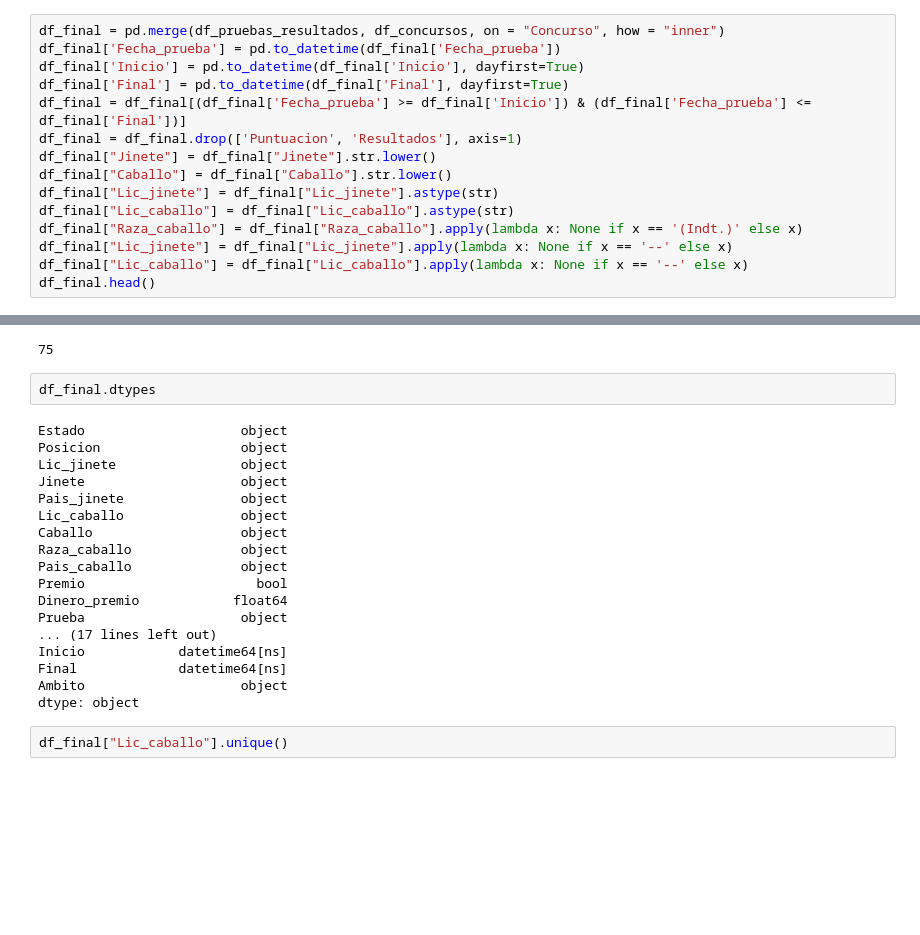
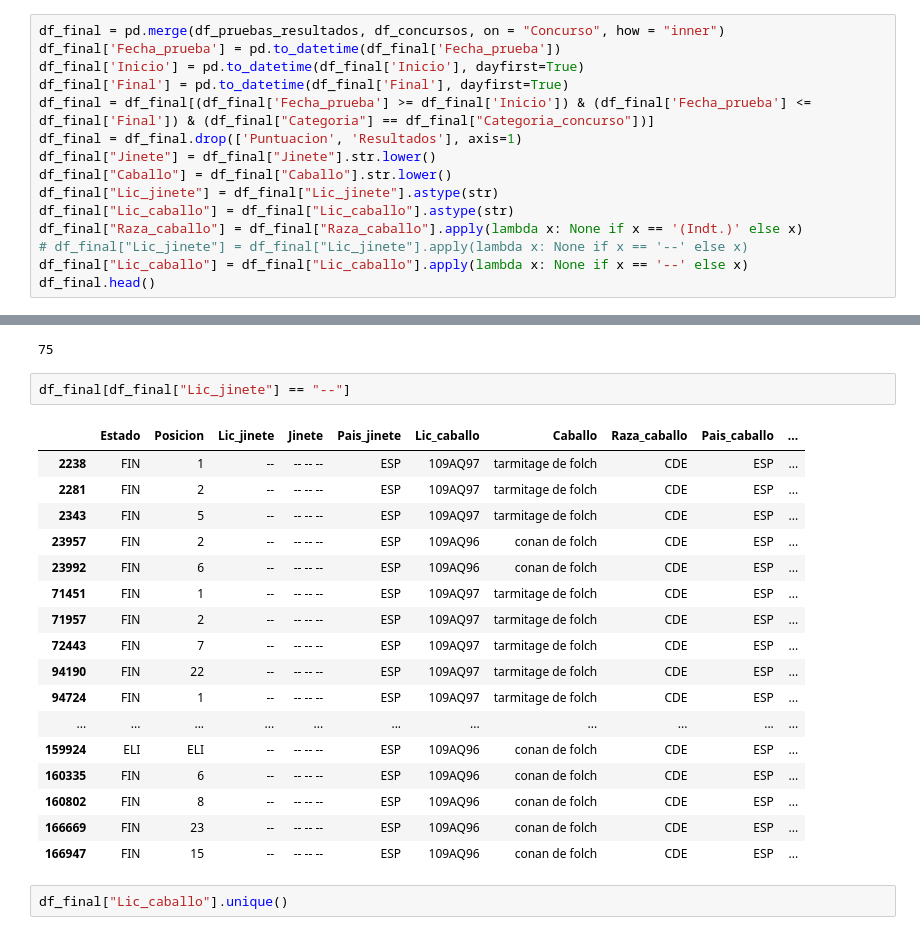
Before and after one commit to Gabijc/Proyecto_final_hipica, a Jupyter notebook: Notebooks/pruebas_carga.ipynb, the cells around one changed output, grey strips where cells are left out. Drawn from its saved outputs; the diff is of its cells as text; blank space fills up the shorter version.

```diff
--- a/Notebooks/pruebas_carga.ipynb
+++ b/Notebooks/pruebas_carga.ipynb
@@ -48,14 +48,14 @@ df_final = pd.merge(df_pruebas_resultados, df_concursos, on = "Concurso", how =
 df_final['Fecha_prueba'] = pd.to_datetime(df_final['Fecha_prueba'])
 df_final['Inicio'] = pd.to_datetime(df_final['Inicio'], dayfirst=True)
 df_final['Final'] = pd.to_datetime(df_final['Final'], dayfirst=True)
-df_final = df_final[(df_final['Fecha_prueba'] >= df_final['Inicio']) & (df_final['Fecha_prueba'] <= df_final['Final'])]
+df_final = df_final[(df_final['Fecha_prueba'] >= df_final['Inicio']) & (df_final['Fecha_prueba'] <= df_final['Final']) & (df_final["Categoria"] == df_final["Categoria_concurso"])]
 df_final = df_final.drop(['Puntuacion', 'Resultados'], axis=1)
 df_final["Jinete"] = df_final["Jinete"].str.lower()
 df_final["Caballo"] = df_final["Caballo"].str.lower()
 df_final["Lic_jinete"] = df_final["Lic_jinete"].astype(str)
 df_final["Lic_caballo"] = df_final["Lic_caballo"].astype(str)
 df_final["Raza_caballo"] = df_final["Raza_caballo"].apply(lambda x: None if x == '(Indt.)' else x)
-df_final["Lic_jinete"] = df_final["Lic_jinete"].apply(lambda x: None if x == '--' else x)
+# df_final["Lic_jinete"] = df_final["Lic_jinete"].apply(lambda x: None if x == '--' else x)
 df_final["Lic_caballo"] = df_final["Lic_caballo"].apply(lambda x: None if x == '--' else x)
 df_final.head()
 # %% [output]
@@ -70,25 +70,25 @@ len(df_final["Concurso"].unique())
 # %% [output]
 75
 # %%
-df_final.dtypes
+df_final[df_final["Lic_jinete"] == "--"]
 # %% [output]
-Estado                    object
-Posicion                  object
-Lic_jinete                object
-Jinete                    object
-Pais_jinete               object
-Lic_caballo               object
-Caballo                   object
-Raza_caballo              object
-Pais_caballo              object
-Premio                      bool
-Dinero_premio            float64
-Prueba                    object
-... (17 lines left out)
-Inicio            datetime64[ns]
-Final             datetime64[ns]
-Ambito                    object
-dtype: object
+|  | Estado | Posicion | Lic_jinete | Jinete | Pais_jinete | Lic_caballo | Caballo | Raza_caballo | Pais_caballo | ... |
+| 2238 | FIN | 1 | -- | -- -- -- | ESP | 109AQ97 | tarmitage de folch | CDE | ESP | ... |
+| 2281 | FIN | 2 | -- | -- -- -- | ESP | 109AQ97 | tarmitage de folch | CDE | ESP | ... |
+| 2343 | FIN | 5 | -- | -- -- -- | ESP | 109AQ97 | tarmitage de folch | CDE | ESP | ... |
+| 23957 | FIN | 2 | -- | -- -- -- | ESP | 109AQ96 | conan de folch | CDE | ESP | ... |
+| 23992 | FIN | 6 | -- | -- -- -- | ESP | 109AQ96 | conan de folch | CDE | ESP | ... |
+| 71451 | FIN | 1 | -- | -- -- -- | ESP | 109AQ97 | tarmitage de folch | CDE | ESP | ... |
+| 71957 | FIN | 2 | -- | -- -- -- | ESP | 109AQ97 | tarmitage de folch | CDE | ESP | ... |
+| 72443 | FIN | 7 | -- | -- -- -- | ESP | 109AQ97 | tarmitage de folch | CDE | ESP | ... |
+| 94190 | FIN | 22 | -- | -- -- -- | ESP | 109AQ97 | tarmitage de folch | CDE | ESP | ... |
+| 94724 | FIN | 1 | -- | -- -- -- | ESP | 109AQ97 | tarmitage de folch | CDE | ESP | ... |
+| ... | ... | ... | ... | ... | ... | ... | ... | ... | ... | ... |
+| 159924 | ELI | ELI | -- | -- -- -- | ESP | 109AQ96 | conan de folch | CDE | ESP | ... |
+| 160335 | FIN | 6 | -- | -- -- -- | ESP | 109AQ96 | conan de folch | CDE | ESP | ... |
+| 160802 | FIN | 8 | -- | -- -- -- | ESP | 109AQ96 | conan de folch | CDE | ESP | ... |
+| 166669 | FIN | 23 | -- | -- -- -- | ESP | 109AQ96 | conan de folch | CDE | ESP | ... |
+| 166947 | FIN | 15 | -- | -- -- -- | ESP | 109AQ96 | conan de folch | CDE | ESP | ... |
 # %%
 df_final["Lic_caballo"].unique()
 # %% [output]
```
Also changed, not shown: parts of 8 cells of this notebook, 3 other files.
